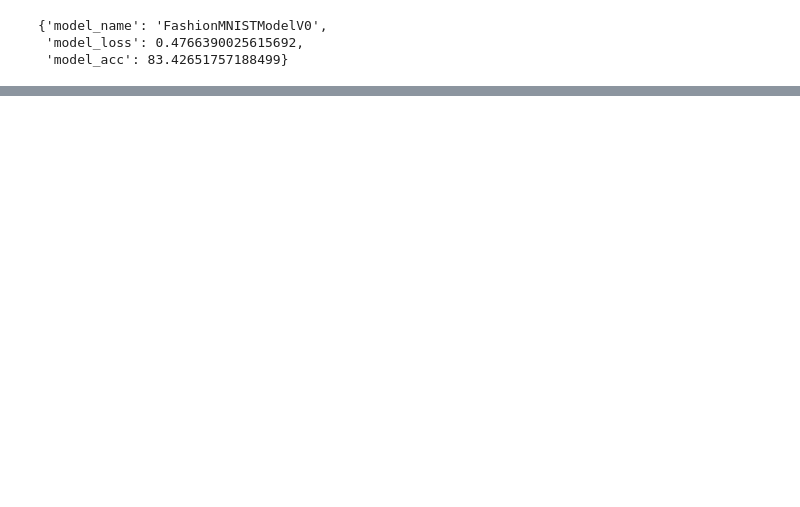
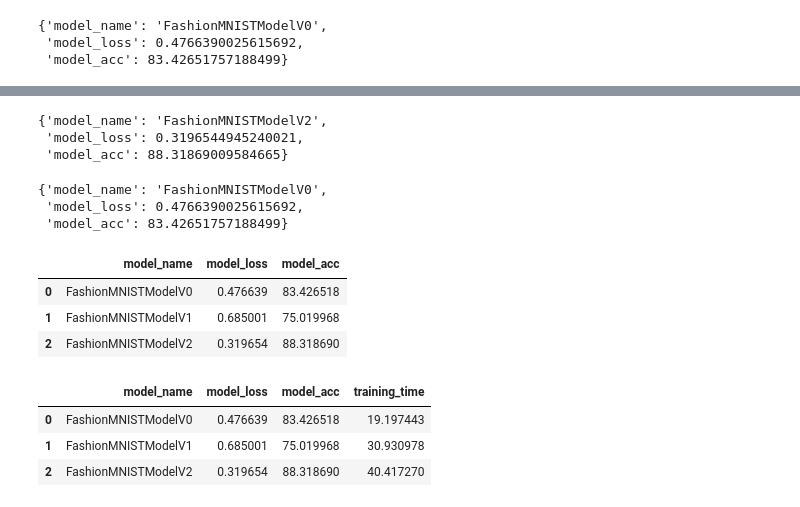
Before and after one commit to amphoria/learning_pytorch, a Jupyter notebook: 03_pytorch_computer_vision.ipynb, the cells around one changed output, grey strips where cells are left out. Saved outputs shown, nothing was run; the diff lists cells and outputs as text; code cells hidden in the pictures; blank space fills up the shorter version.

```diff
--- a/03_pytorch_computer_vision.ipynb
+++ b/03_pytorch_computer_vision.ipynb
@@ -650,0 +748,5 @@ total_train_time_model_0
+# %%
+torch.manual_seed(42)
+model_2 = FashionMNISTModelV2(input_shape=1,        # equal to number of color channels
+                              hidden_units=10,
+                              output_shape=len(class_names)).to(device)
@@ -650,0 +869,9 @@ total_train_time_model_0
+# %%
+# Setup loss function/eval metrics/optimizer
+from helper_functions import accuracy_fn
+
+loss_fn = nn.CrossEntropyLoss()
+optimizer = torch.optim.SGD(params=model_2.parameters(),
+                            lr=0.1)
+
+model_2.state_dict()
@@ -650,0 +941,43 @@ total_train_time_model_0
+# %%
+# Get model_2 results
+model_2_results = eval_model(
+    model=model_2,
+    data_loader=test_dataloader,
+    loss_fn=loss_fn,
+    accuracy_fn=accuracy_fn,
+    device=device
+)
+
+model_2_results
+# %% [output]
+{'model_name': 'FashionMNISTModelV2',
+ 'model_loss': 0.3196544945240021,
+ 'model_acc': 88.31869009584665}
+# %%
+model_0_results
+# %% [output]
+{'model_name': 'FashionMNISTModelV0',
+ 'model_loss': 0.4766390025615692,
+ 'model_acc': 83.42651757188499}
+# %%
+import pandas as pd
+compare_results = pd.DataFrame([model_0_results,
+                                model_1_results,
+                                model_2_results])
+compare_results
+# %% [output]
+|  | model_name | model_loss | model_acc |
+| 0 | FashionMNISTModelV0 | 0.476639 | 83.426518 |
+| 1 | FashionMNISTModelV1 | 0.685001 | 75.019968 |
+| 2 | FashionMNISTModelV2 | 0.319654 | 88.318690 |
+# %%
+# Add training time to results comparison
+compare_results["training_time"] = [total_train_time_model_0,
+                                    total_train_time_model_1,
+                                    total_train_time_model_2]
+compare_results
+# %% [output]
+|  | model_name | model_loss | model_acc | training_time |
+| 0 | FashionMNISTModelV0 | 0.476639 | 83.426518 | 19.197443 |
+| 1 | FashionMNISTModelV1 | 0.685001 | 75.019968 | 30.930978 |
+| 2 | FashionMNISTModelV2 | 0.319654 | 88.318690 | 40.417270 |
```
Also changed, not shown: parts of 38 cells of this notebook, 1 other file.
